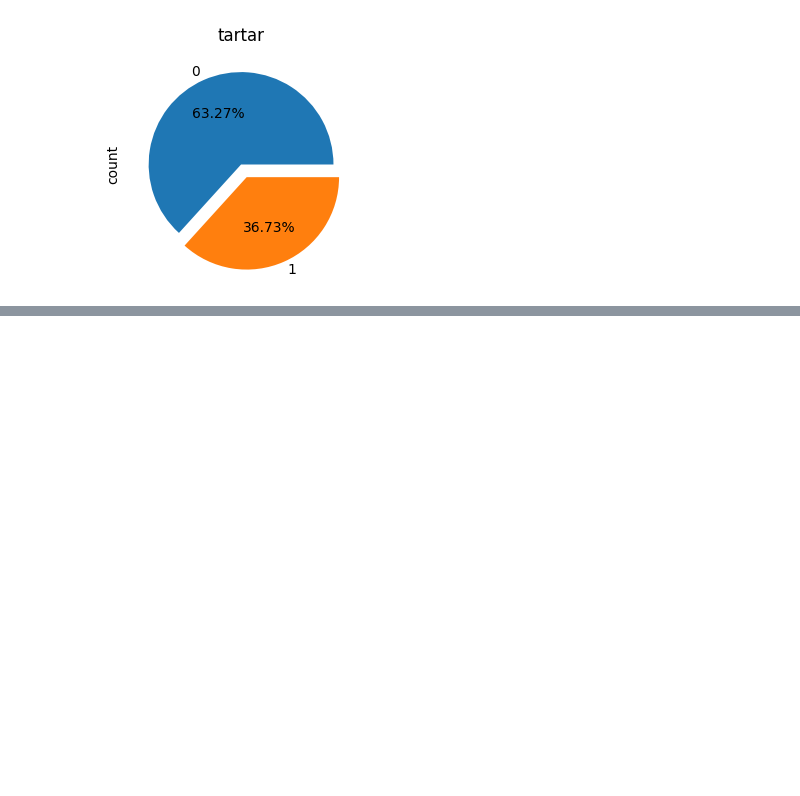
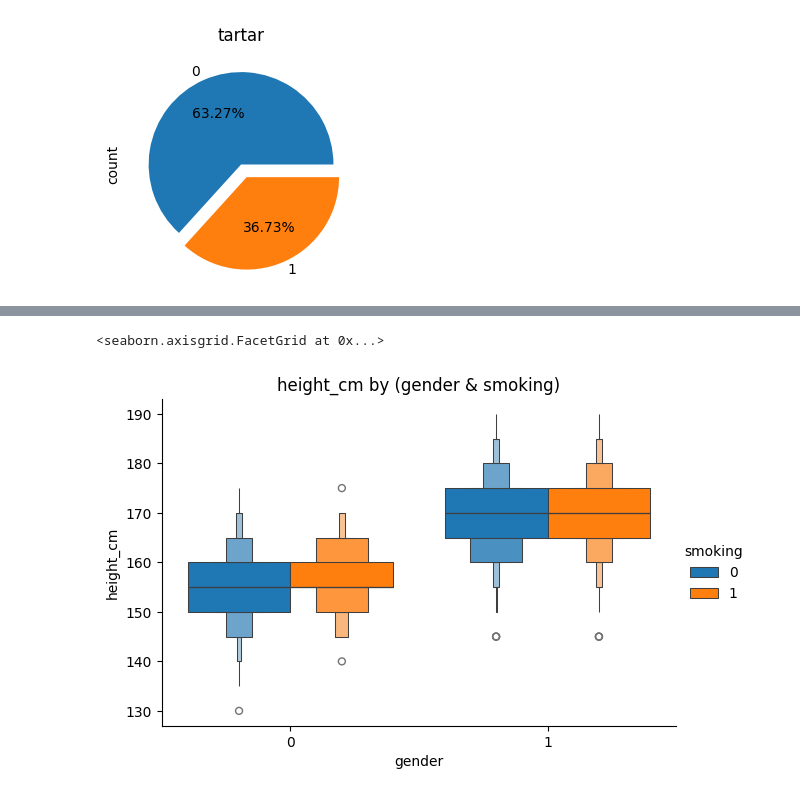
Before and after one commit to Coconut3223/Bio-Signal-Analysis-for-Smoking-Prediction, a Jupyter notebook: analysis.ipynb, the cells around one changed output, grey strips where cells are left out. Cells and saved outputs as stored; diff of their text form; code cells hidden in the pictures; blank space fills up the shorter version.

```diff
--- a/analysis.ipynb
+++ b/analysis.ipynb
@@ -232,0 +222,7 @@ From
+# %%
+sns.catplot(data=df, x='gender', y='height_cm', hue='smoking',
+            kind='boxen', saturation=1, height=4, aspect=1.5
+            ).set(title='height_cm by (gender & smoking)')
+# %% [output]
+<seaborn.axisgrid.FacetGrid at 0x...>
+[figure, added]
```
Also changed, not shown: parts of 26 cells of this notebook.
